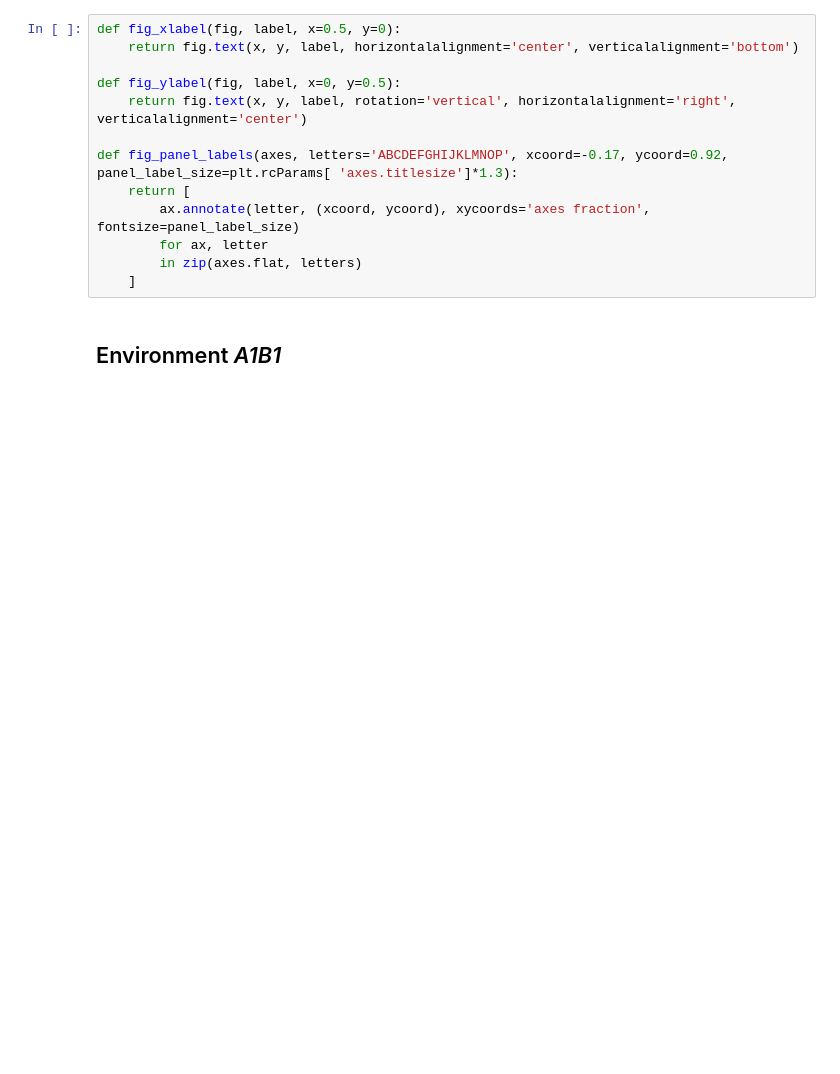
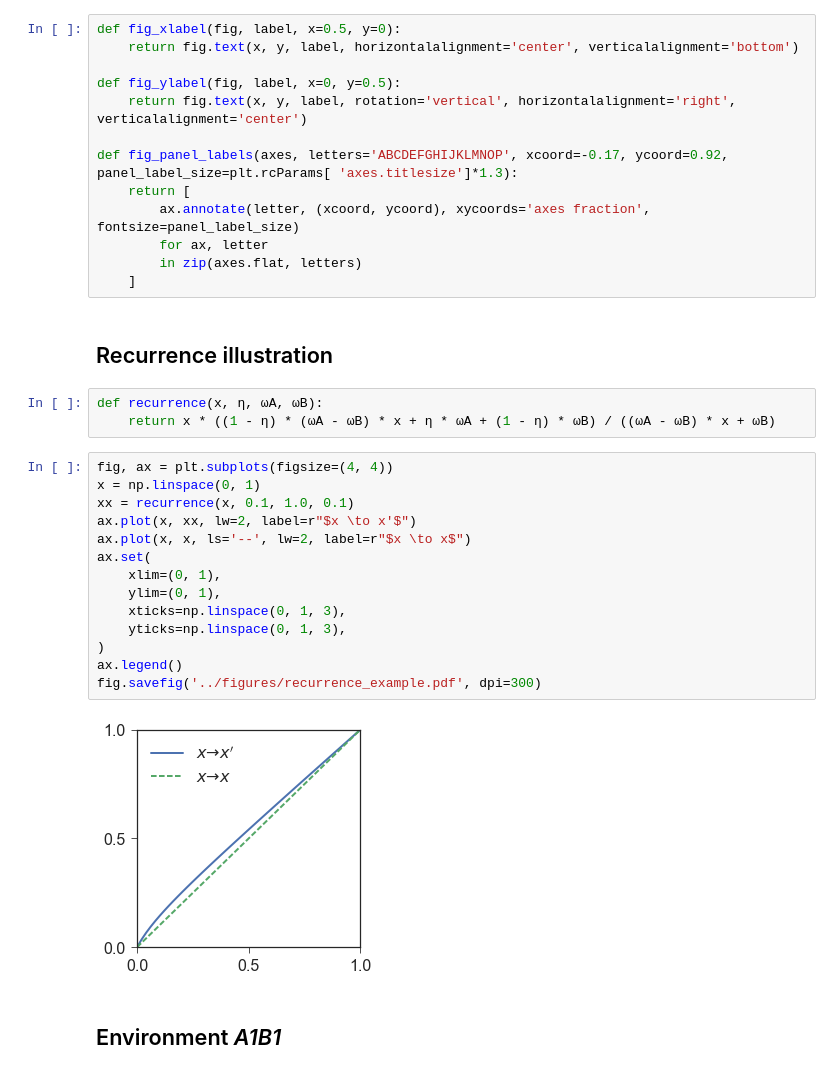
Before and after one commit to yoavram/Milpitas, a Jupyter notebook: notebooks/recurrence.ipynb, the cells around one changed output. Cells and saved outputs as stored; diff of their text form; blank space fills up the shorter version.

Commit message:
prove that x->x' converges to x=1 and add figure for comparison of x->x' with x->x

```diff
--- a/notebooks/recurrence.ipynb
+++ b/notebooks/recurrence.ipynb
@@ -26,6 +26,27 @@ def fig_panel_labels(axes, letters='ABCDEFGHIJKLMNOP', xcoord=-0.17, ycoord=0.92
         for ax, letter
         in zip(axes.flat, letters)
     ]
+# %% [markdown]
+## Recurrence illustration
+# %%
+def recurrence(x, η, ωA, ωB):
+    return x * ((1 - η) * (ωA - ωB) * x + η * ωA + (1 - η) * ωB) / ((ωA - ωB) * x + ωB)
+# %%
+fig, ax = plt.subplots(figsize=(4, 4))
+x = np.linspace(0, 1)
+xx = recurrence(x, 0.1, 1.0, 0.1)
+ax.plot(x, xx, lw=2, label=r"$x \to x'$")
+ax.plot(x, x, ls='--', lw=2, label=r"$x \to x$")
+ax.set(
+    xlim=(0, 1),
+    ylim=(0, 1),
+    xticks=np.linspace(0, 1, 3),
+    yticks=np.linspace(0, 1, 3),
+)
+ax.legend()
+fig.savefig('../figures/recurrence_example.pdf', dpi=300)
+# %% [output]
+[figure, added]
 # %% [markdown]
 ## Environment _A1B1_
 # %%
```
Also changed, not shown: 1 other file.
